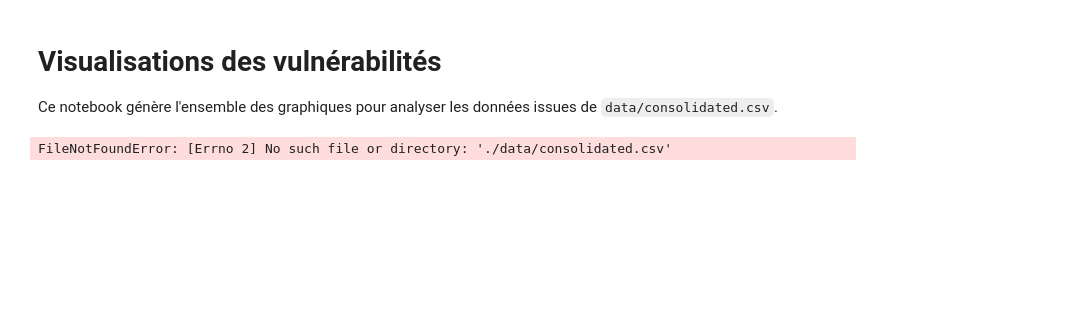
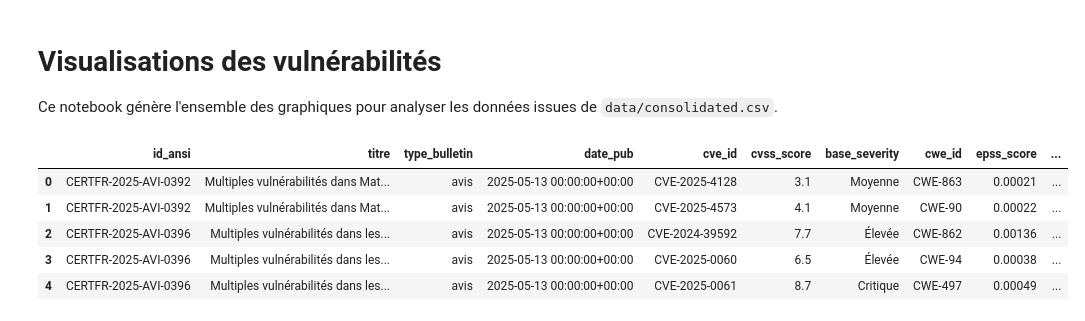
Before and after one commit to totolezozo/Project-Mastercamp, a Jupyter notebook: notebooks/visualizations.ipynb, the cells around one changed output. Cells and saved outputs as stored; diff of their text form; code cells hidden in the pictures; blank space fills up the shorter version.

```diff
--- a/notebooks/visualizations.ipynb
+++ b/notebooks/visualizations.ipynb
@@ -4,17 +4,22 @@ Ce notebook génère l'ensemble des graphiques pour analyser les données issues
 # %%
 import pandas as pd
 import matplotlib.pyplot as plt
 
 # Chargement et prétraitement
-df = pd.read_csv('data\consolidated.csv', sep=',')
+df = pd.read_csv('C:\\Users\\ferac\\Documents\\GitHub\\Project-Mastercamp\\data\\consolidated.csv', sep=',')
 df['cvss_score'] = pd.to_numeric(df['cvss_score'], errors='coerce')
 df['epss_score'] = pd.to_numeric(df['epss_score'], errors='coerce')
 df['date_pub'] = pd.to_datetime(df['date_pub'], errors='coerce')
 
 # Affichage d'un aperçu
 df.head()
 # %% [output]
-FileNotFoundError: [Errno 2] No such file or directory: './data/consolidated.csv'
+|  | id_ansi | titre | type_bulletin | date_pub | cve_id | cvss_score | base_severity | cwe_id | epss_score | ... |
+| 0 | CERTFR-2025-AVI-0392 | Multiples vulnérabilités dans Mat... | avis | 2025-05-13 00:00:00+00:00 | CVE-2025-4128 | 3.1 | Moyenne | CWE-863 | 0.00021 | ... |
+| 1 | CERTFR-2025-AVI-0392 | Multiples vulnérabilités dans Mat... | avis | 2025-05-13 00:00:00+00:00 | CVE-2025-4573 | 4.1 | Moyenne | CWE-90 | 0.00022 | ... |
+| 2 | CERTFR-2025-AVI-0396 | Multiples vulnérabilités dans les... | avis | 2025-05-13 00:00:00+00:00 | CVE-2024-39592 | 7.7 | Élevée | CWE-862 | 0.00136 | ... |
+| 3 | CERTFR-2025-AVI-0396 | Multiples vulnérabilités dans les... | avis | 2025-05-13 00:00:00+00:00 | CVE-2025-0060 | 6.5 | Élevée | CWE-94 | 0.00038 | ... |
+| 4 | CERTFR-2025-AVI-0396 | Multiples vulnérabilités dans les... | avis | 2025-05-13 00:00:00+00:00 | CVE-2025-0061 | 8.7 | Critique | CWE-497 | 0.00049 | ... |
 # %%
 # 1. Histogramme des scores CVSS
 plt.figure()
```
Also changed, not shown: parts of 5 cells of this notebook.
